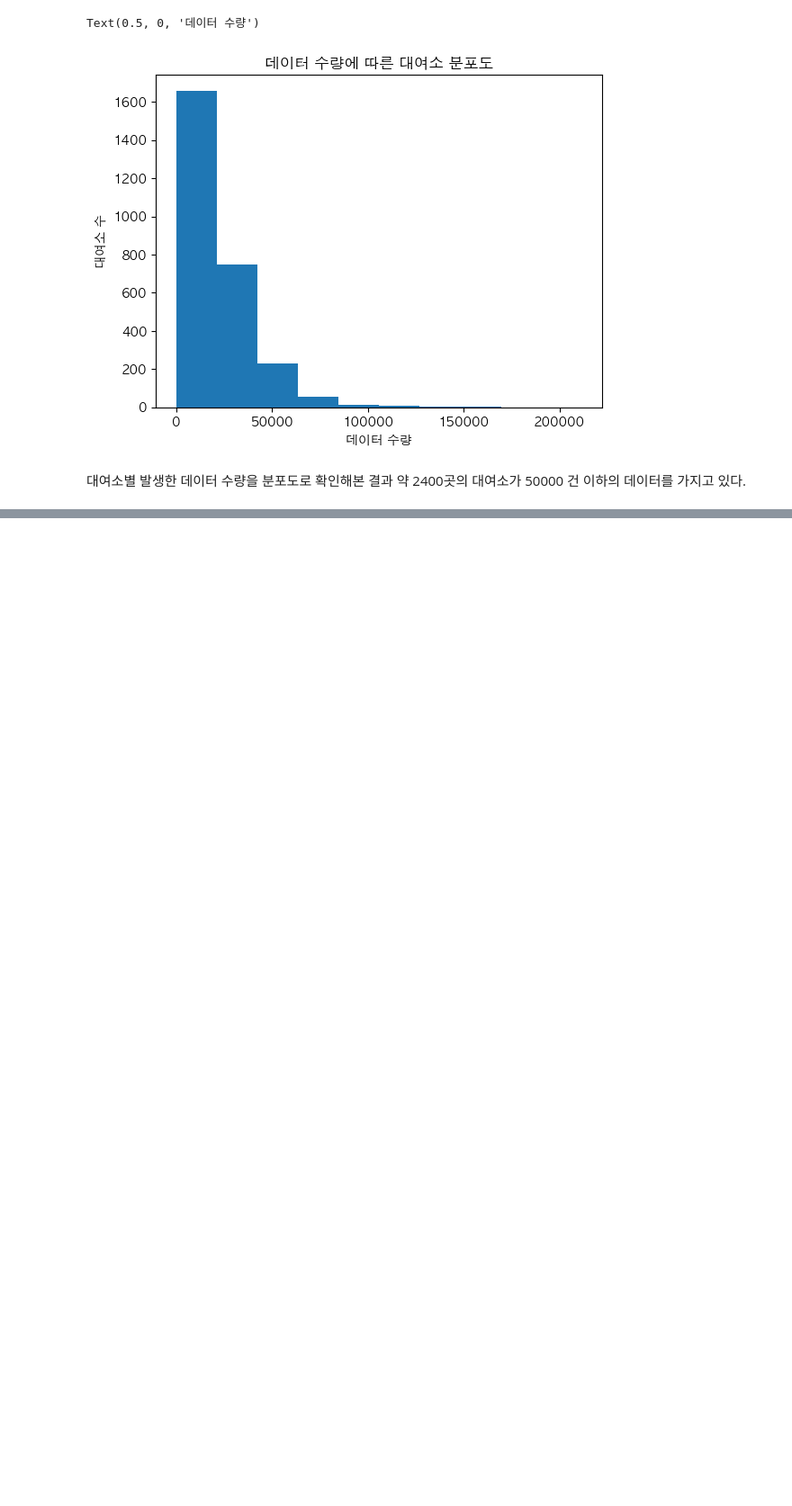
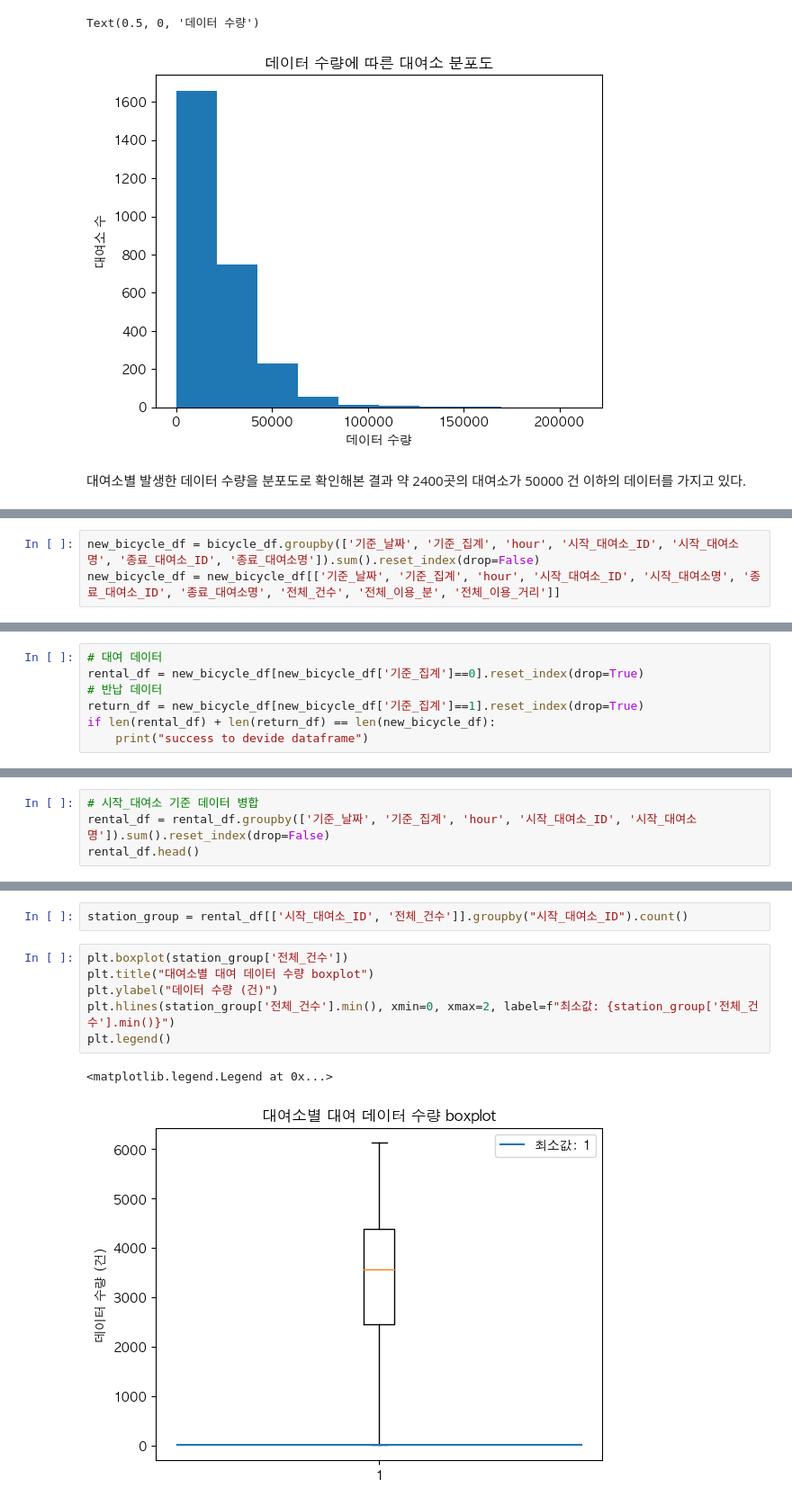
Before and after one commit to official-vvoo/Bicycle-Sharing-System, a Jupyter notebook: preprocessing/EDA_before_preprocess.ipynb, the cells around one changed output, grey strips where cells are left out. Shown: that part at 90% size. Drawn from its saved outputs; the diff is of its cells as text; blank space fills up the shorter version.

Commit message:
[add] preprocess_bicycle

```diff
--- a/preprocessing/DataPreprocessing_vvoo.ipynb
+++ b/preprocessing/EDA_before_preprocess.ipynb
@@ -324,0 +367,3 @@ Text(0.5, 0, '데이터 수량')
+# %%
+new_bicycle_df = bicycle_df.groupby(['기준_날짜', '기준_집계', 'hour', '시작_대여소_ID', '시작_대여소명', '종료_대여소_ID', '종료_대여소명']).sum().reset_index(drop=False)
+new_bicycle_df = new_bicycle_df[['기준_날짜', '기준_집계', 'hour', '시작_대여소_ID', '시작_대여소명', '종료_대여소_ID', '종료_대여소명', '전체_건수', '전체_이용_분', '전체_이용_거리']]
@@ -324,0 +372,7 @@ Text(0.5, 0, '데이터 수량')
+# %%
+# 대여 데이터
+rental_df = new_bicycle_df[new_bicycle_df['기준_집계']==0].reset_index(drop=True)
+# 반납 데이터
+return_df = new_bicycle_df[new_bicycle_df['기준_집계']==1].reset_index(drop=True)
+if len(rental_df) + len(return_df) == len(new_bicycle_df):
+    print("success to devide dataframe")
@@ -324,0 +383,4 @@ Text(0.5, 0, '데이터 수량')
+# %%
+# 시작_대여소 기준 데이터 병합
+rental_df = rental_df.groupby(['기준_날짜', '기준_집계', 'hour', '시작_대여소_ID', '시작_대여소명']).sum().reset_index(drop=False)
+rental_df.head()
@@ -324,0 +394,11 @@ Text(0.5, 0, '데이터 수량')
+# %%
+station_group = rental_df[['시작_대여소_ID', '전체_건수']].groupby("시작_대여소_ID").count()
+# %%
+plt.boxplot(station_group['전체_건수'])
+plt.title("대여소별 대여 데이터 수량 boxplot")
+plt.ylabel("데이터 수량 (건)")
+plt.hlines(station_group['전체_건수'].min(), xmin=0, xmax=2, label=f"최소값: {station_group['전체_건수'].min()}")
+plt.legend()
+# %% [output]
+<matplotlib.legend.Legend at 0x...>
+[figure, added]
```
Also changed, not shown: parts of 18 cells of this notebook, 1 other file.
